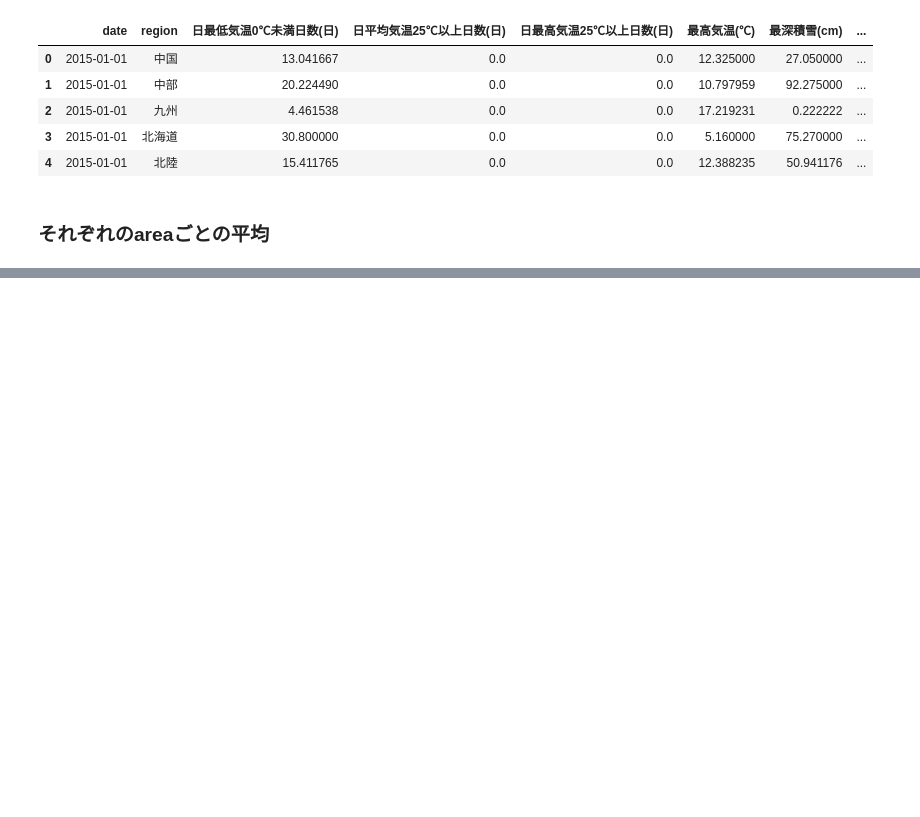
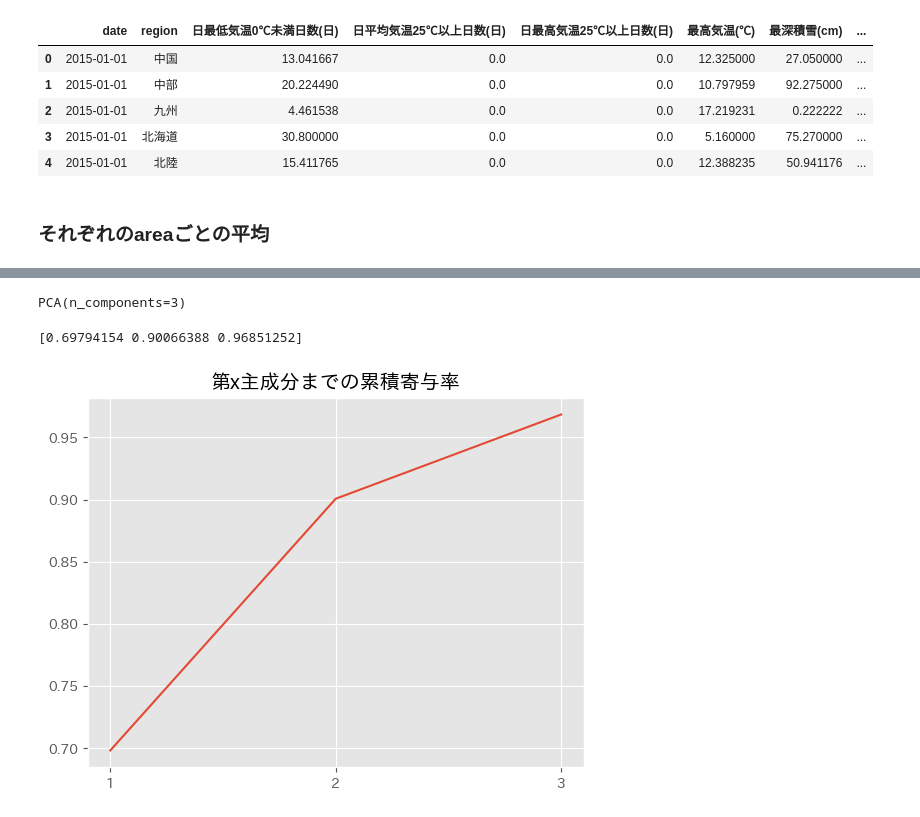
Before and after one commit to ryosuzaki/probspace, a Jupyter notebook: 野菜取引価格の予測/data_cleaning.ipynb, the cells around one changed output, grey strips where cells are left out. Drawn from its saved outputs; the diff is of its cells as text; code cells hidden in the pictures; blank space fills up the shorter version.

```diff
--- a/野菜取引価格の予測/data_cleaning.ipynb
+++ b/野菜取引価格の予測/data_cleaning.ipynb
@@ -303,0 +308,19 @@ each_area_weather_df.to_csv(this_dir+"/data/each_area_weather_df.csv")
+# %%
+from sklearn.decomposition import PCA
+pca = PCA(n_components=3)
+pca.fit(rw_df.iloc[:,2:])
+# %% [output]
+PCA(n_components=3)
+# %%
+print(np.cumsum(pca.explained_variance_ratio_))
+# %% [output]
+[0.69794154 0.90066388 0.96851252]
+# %%
+fig, ax= plt.subplots()
+plt.style.use("ggplot")
+ax.set_xticks([0,1,2],[1,2,3])
+ax.set_title("第x主成分までの累積寄与率")
+ax.plot(np.cumsum(pca.explained_variance_ratio_))
+plt.show()
+# %% [output]
+[figure, added]
```
Also changed, not shown: parts of 7 cells of this notebook, 1 other file.
